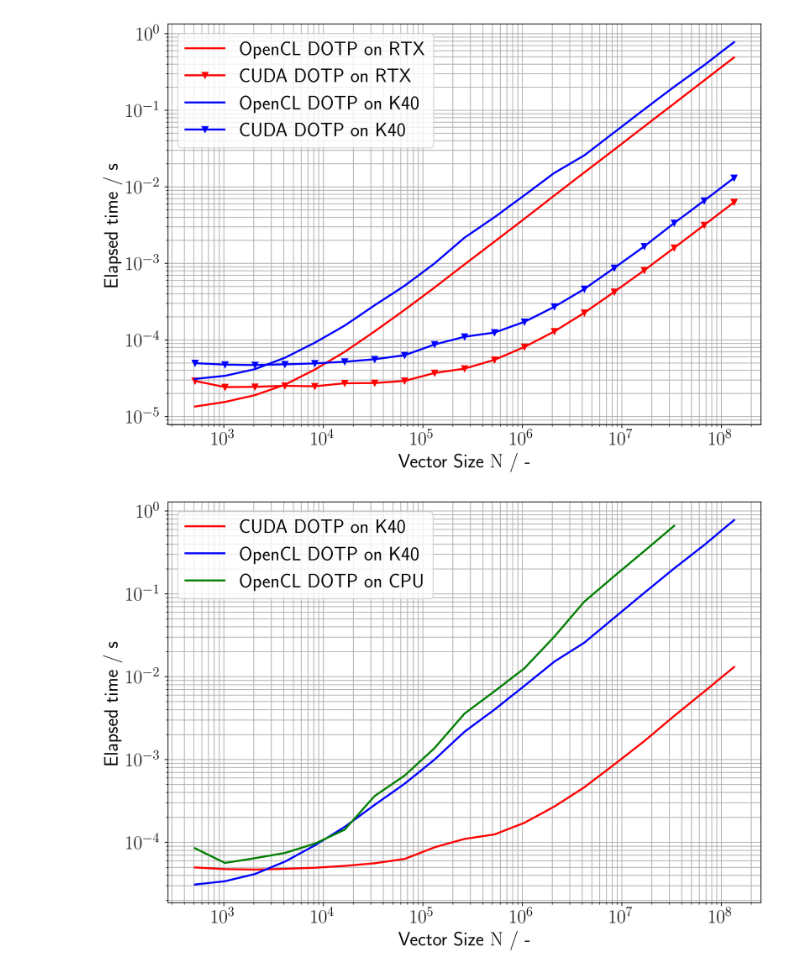
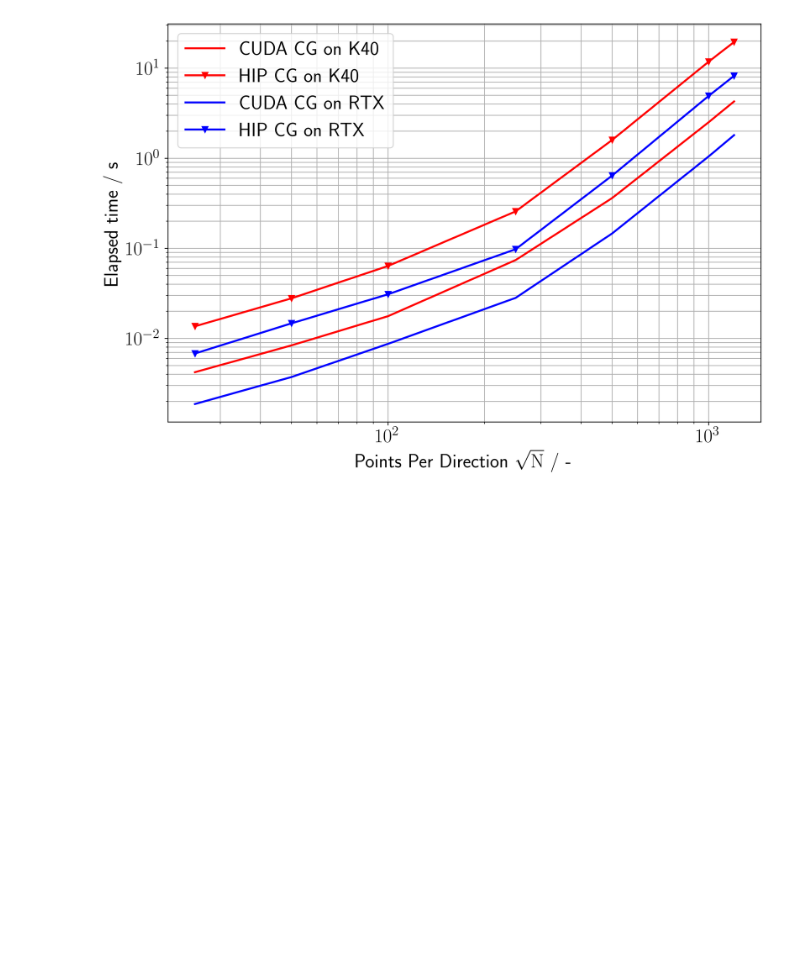
Before and after one commit to tellocam/CSMCA, a Jupyter notebook: Exercise_9/Plots/Ex8_plots.ipynb, the cells around one changed output. Saved outputs shown, nothing was run; the diff lists cells and outputs as text; code cells hidden in the pictures; blank space fills up the shorter version.

Commit message:
finalized and submitted exercise 9 yey

```diff
--- a/Exercise_9/Plots/Ex8_plots.ipynb
+++ b/Exercise_9/Plots/Ex8_plots.ipynb
@@ -4,7 +4,7 @@ import numpy as np
 from pylab import rcParams
 
 save_figures_to_latex = False
-figures_path = '/home/tellocam/Projects/CSMCA/Exercise_8/latex_ex_8/figures'
+figures_path = '/home/tellocam/CSE/CSMCA/Exercise_9/latex_ex_9/figures'
 
 rcParams['figure.figsize'] = 10, 7
 
@@ -26,36 +26,22 @@ plt.rc('legend', fontsize=SMALL_SIZE)    # legend fontsize
 plt.rc('figure', titlesize=BIGGER_SIZE)  # fontsize of the figure title
 plt.rcParams['figure.dpi'] = 500
 # %%
-data_2_rtx_ocl = np.loadtxt('ex8_2_rtx_OpenCL.txt', delimiter=',')
-data_2_rtx_cuda = np.loadtxt('ex8_2_rtx_Cuda.txt', delimiter=',')
-data_2_k40_ocl = np.loadtxt('ex8_2_k40_OpenCL.txt', delimiter=',')
-data_2_k40_cuda = np.loadtxt('ex8_2_k40_Cuda.txt', delimiter=',')
-data_3 = np.loadtxt('ex8_3.txt', delimiter=',')
+k40_cuda = np.loadtxt('k40_cuda.txt', delimiter=',')
+k40_hip = np.loadtxt('k40_hip.txt', delimiter=',')
+rtx_cuda = np.loadtxt('rtx_cuda.txt', delimiter=',')
+rtx_hip = np.loadtxt('rtx_hip.txt', delimiter=',')
 # %%
 plt.figure(1)
-plt.loglog(data_2_rtx_ocl[:,0],data_2_rtx_ocl[:,1], color='red', linewidth=2, label='OpenCL DOTP on RTX')
-plt.loglog(data_2_rtx_cuda[:,0],data_2_rtx_cuda[:,1], color='red',marker="v", linewidth=2, label='CUDA DOTP on RTX')
-plt.loglog(data_2_k40_ocl[:,0],data_2_k40_ocl[:,1], color='blue', linewidth=2, label='OpenCL DOTP on K40')
-plt.loglog(data_2_k40_cuda[:,0],data_2_k40_cuda[:,1], color='blue',marker="v", linewidth=2, label='CUDA DOTP on K40')
+plt.loglog(k40_cuda[:,0],k40_cuda[:,1], color='red', linewidth=2, label='CUDA CG on K40')
+plt.loglog(k40_hip[:,0],k40_hip[:,1], color='red',marker="v", linewidth=2, label='HIP CG on K40')
+plt.loglog(rtx_cuda[:,0],rtx_cuda[:,1], color='blue', linewidth=2, label='CUDA CG on RTX')
+plt.loglog(rtx_hip[:,0],rtx_hip[:,1], color='blue',marker="v", linewidth=2, label='HIP CG on RTX')
 plt.grid(True, which="both")
-plt.xlabel('Vector Size $\mathrm{N}$ / -')
+plt.xlabel('Points Per Direction $\sqrt{\mathrm{N}}$ / -')
 plt.ylabel('Elapsed time / s')
 plt.legend()
 plt.tight_layout()
 if(save_figures_to_latex==True):
-    plt.savefig(figures_path + '/task_8_2_plot.pdf')
-
-plt.figure(2)
-plt.loglog(data_2_k40_cuda[:,0],data_2_k40_cuda[:,1], color='red', linewidth=2, label='CUDA DOTP on K40')
-plt.loglog(data_2_k40_ocl[:,0],data_2_k40_ocl[:,1], color='blue', linewidth=2, label='OpenCL DOTP on K40')
-plt.loglog(data_3[:,0],data_3[:,1], color='green', linewidth=2, label='OpenCL DOTP on CPU')
-plt.grid(True, which="both")
-plt.xlabel('Vector Size $\mathrm{N}$ / -')
-plt.ylabel('Elapsed time / s')
-plt.legend()
-plt.tight_layout()
-if(save_figures_to_latex==True):
-    plt.savefig(figures_path + '/task_8_3_plot.pdf')
+    plt.savefig(figures_path + '/task_9_2_plot.pdf')
 # %% [output]
-[figure, old version]
+[figure, new version]
-[figure, removed]
```
Also changed, not shown: 15 other files.
